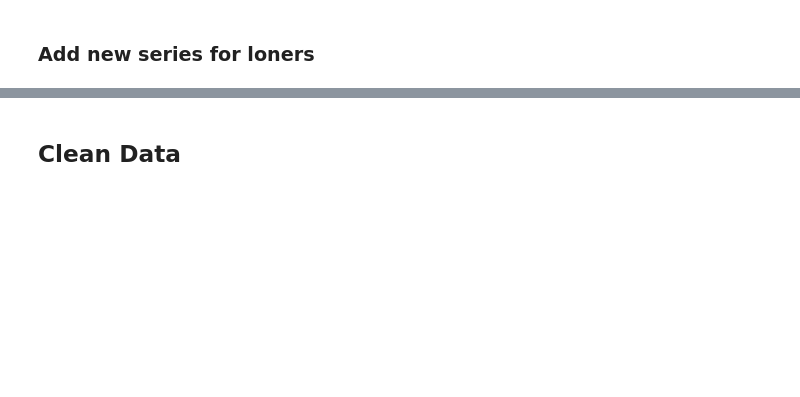
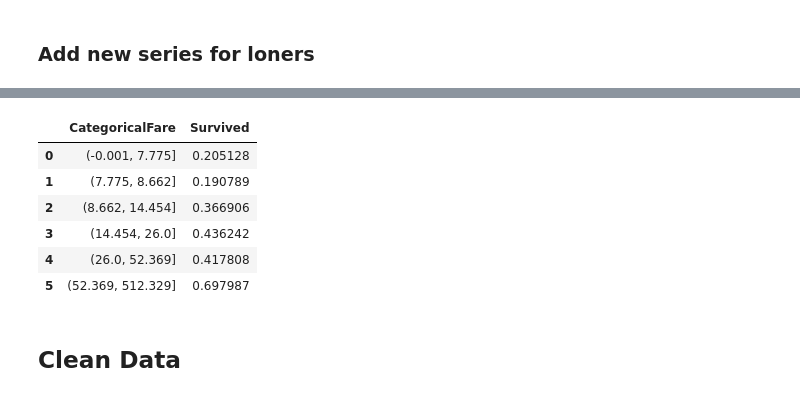
Before and after one commit to jeffyancey/Kaggle, a Jupyter notebook: develop/Titanic.ipynb, the cells around one changed output, grey strips where cells are left out. Saved outputs shown, nothing was run; the diff lists cells and outputs as text; code cells hidden in the pictures; blank space fills up the shorter version.

```diff
--- a/develop/Titanic.ipynb
+++ b/develop/Titanic.ipynb
@@ -247,6 +275,14 @@ train[['Loner', 'Survived']].groupby(['Loner'], as_index=False).mean()
 # %%
-for dataset in full_data:
+for dataset in [train, test]:
     dataset.Fare = dataset.Fare.fillna(train.Fare.median())
 
 train['CategoricalFare'] = pd.qcut(train.Fare, 6)
 train[['CategoricalFare', 'Survived']].groupby(['CategoricalFare'], as_index=False).mean()
+# %% [output]
+|  | CategoricalFare | Survived |
+| 0 | (-0.001, 7.775] | 0.205128 |
+| 1 | (7.775, 8.662] | 0.190789 |
+| 2 | (8.662, 14.454] | 0.366906 |
+| 3 | (14.454, 26.0] | 0.436242 |
+| 4 | (26.0, 52.369] | 0.417808 |
+| 5 | (52.369, 512.329] | 0.697987 |
```
Also changed, not shown: parts of 9 cells of this notebook.
